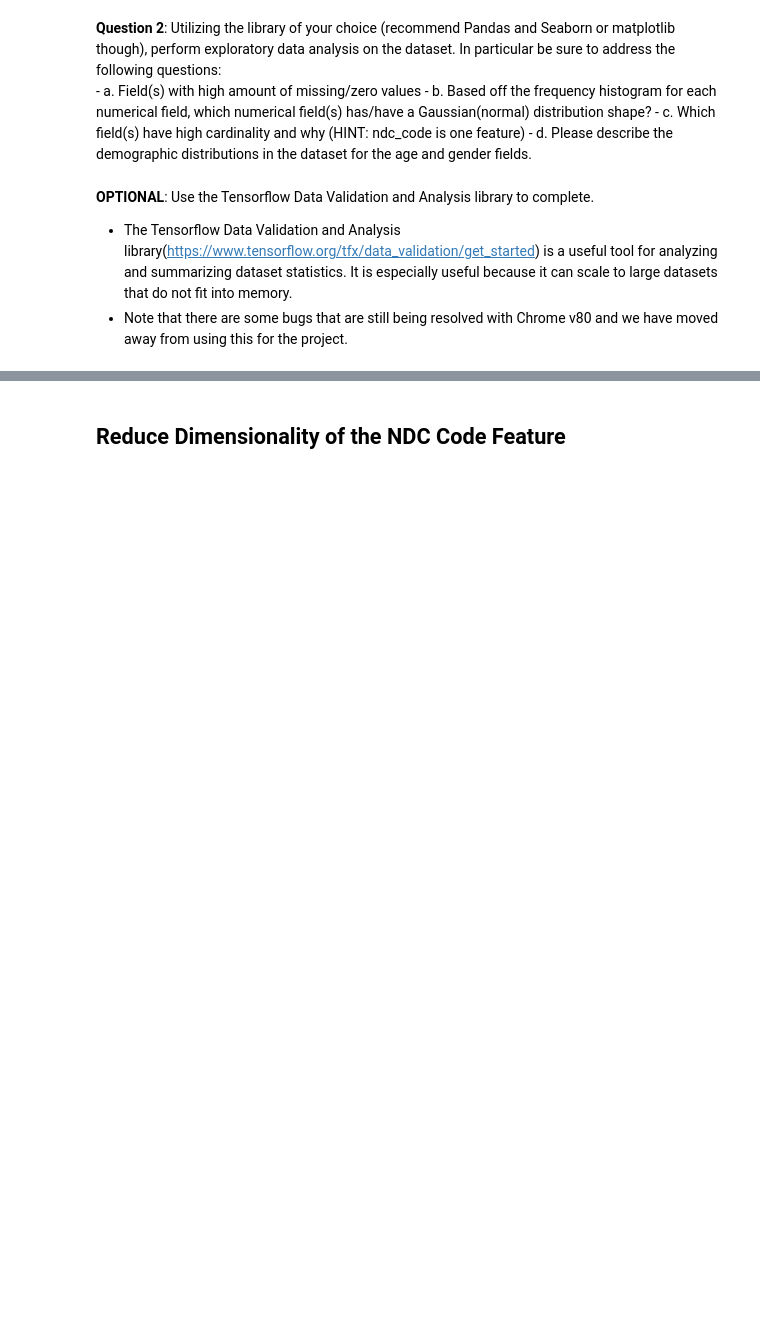
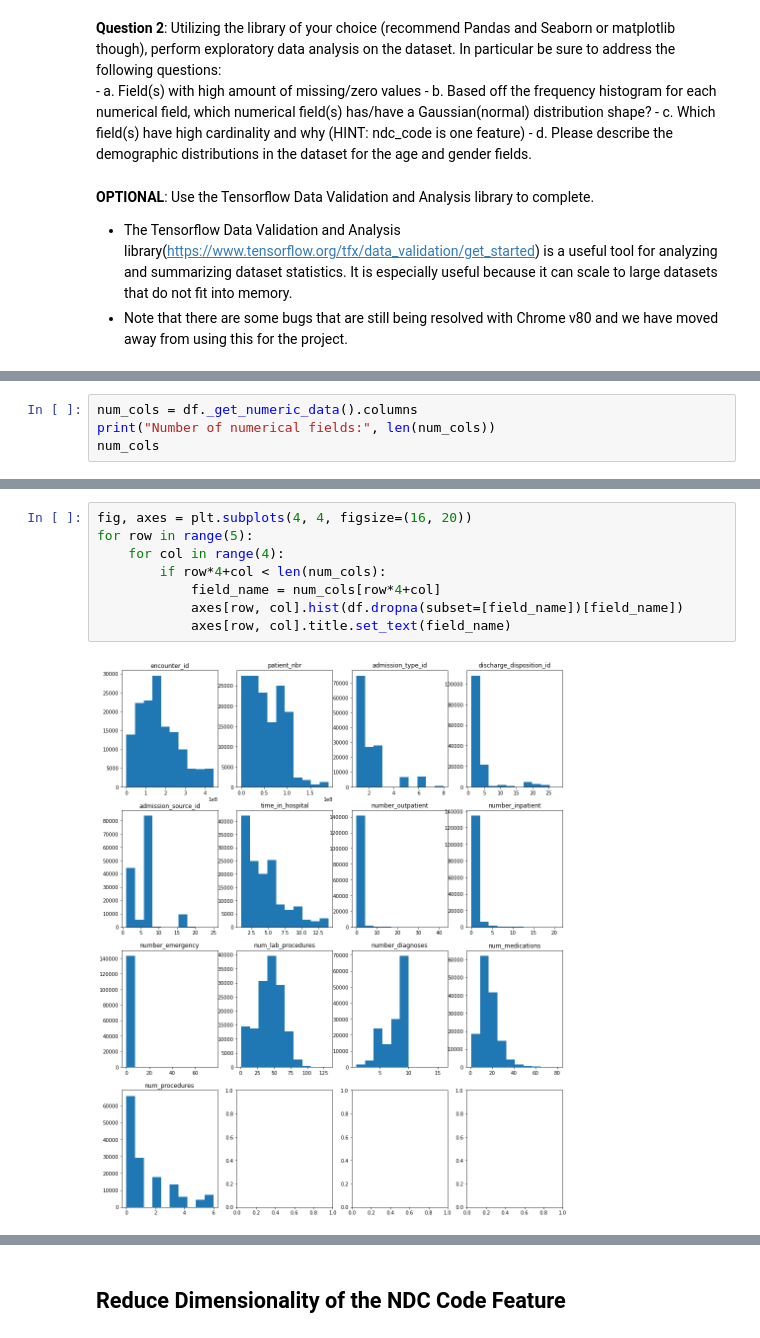
Before and after one commit to TRoboto/Udacity, a Jupyter notebook: AI for Healthcare Nanodegree/Project - Patient Selection for Diabetes Drug Testing/starter_code/student_project.ipynb, the cells around one changed output, grey strips where cells are left out. Saved outputs shown, nothing was run; the diff lists cells and outputs as text; blank space fills up the shorter version.

```diff
--- a/AI for Healthcare Nanodegree/Project - Patient Selection for Diabetes Drug Testing/starter_code/student_project.ipynb
+++ b/AI for Healthcare Nanodegree/Project - Patient Selection for Diabetes Drug Testing/starter_code/student_project.ipynb
@@ -106,0 +257,4 @@ Student Response:??
+# %%
+num_cols = df._get_numeric_data().columns
+print("Number of numerical fields:", len(num_cols))
+num_cols
@@ -106,0 +279,10 @@ Student Response:??
+# %%
+fig, axes = plt.subplots(4, 4, figsize=(16, 20))
+for row in range(5):
+    for col in range(4):
+        if row*4+col < len(num_cols):
+            field_name = num_cols[row*4+col]
+            axes[row, col].hist(df.dropna(subset=[field_name])[field_name])
+            axes[row, col].title.set_text(field_name)
+# %% [output]
+[figure, added]
```
Also changed, not shown: parts of 67 cells of this notebook.
